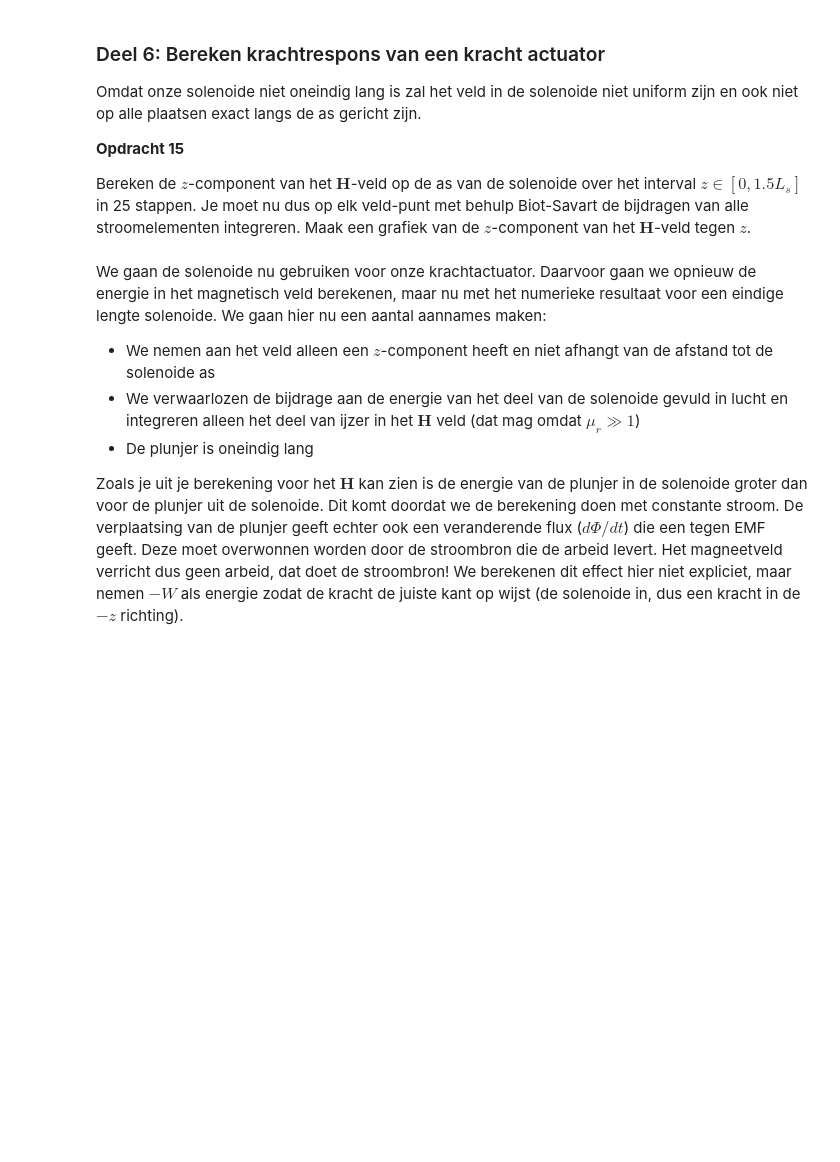
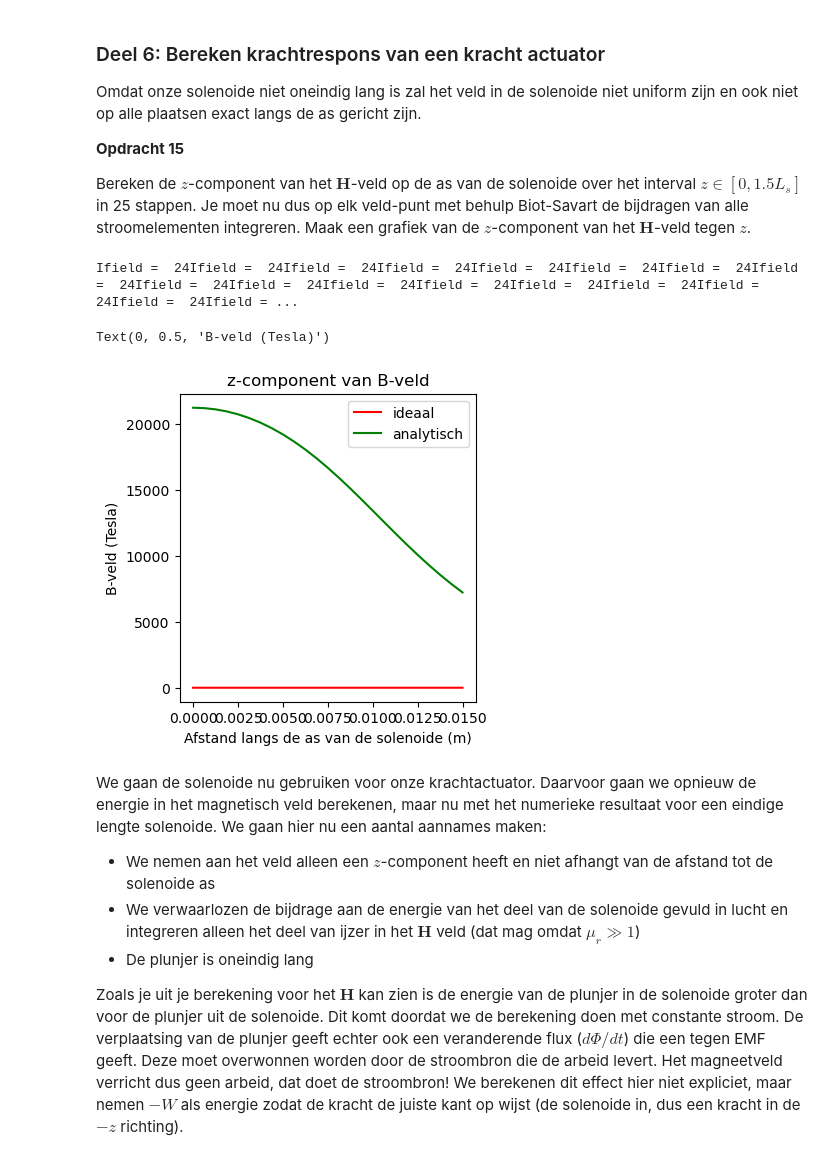
Before and after one commit to NNynke/DEF-D-assignments-N, a Jupyter notebook: DigitaleOntwerpopdrachten/2KrachtactuatorOpdracht/2KrachtactuatorOpdracht/KrachtactuatorOpdracht.ipynb, the cells around one changed output. Cells and saved outputs as stored; diff of their text form; code cells hidden in the pictures; blank space fills up the shorter version.

```diff
--- a/DigitaleOntwerpopdrachten/2KrachtactuatorOpdracht/2KrachtactuatorOpdracht/KrachtactuatorOpdracht.ipynb
+++ b/DigitaleOntwerpopdrachten/2KrachtactuatorOpdracht/2KrachtactuatorOpdracht/KrachtactuatorOpdracht.ipynb
@@ -438,6 +463,18 @@ Nu gaan we met behulp van de numerieke implementatie van de wet van Biot-Savart
 
 Deze opdracht kan ook gemaakt worden met het gebruik van for loops, De akauze voor methode is aan jullie.
 # %%
-###
-###Jullie code hier###
-###
+dH_list = []
+z_posities = np.linspace(-L_draad/2, L_draad/2, 64)
+
+for i in range(64):
+    r_source_i = np.array([0, 0, z_posities[i]])
+    dH_bijdrage = field_current_element(r_field, r_source_i, dl)
+    dH_list.append(dH_bijdrage)
+
+dH_array = np.array(dH_list)
+
+H = np.sum(dH_array, axis=0)
+H_analytisch = I / (2 * np.pi * 0.1)
+
+print("Totale H:", H)
+print("Analytische H:", H_analytisch)
@@ -566,35 +708,48 @@ Omdat onze solenoide niet oneindig lang is zal het veld in de solenoide niet uni
 
 Bereken de $z$-component van het $\mathbf{H}$-veld op de as van de solenoide over het interval $z \in [0, 1.5L_s]$ in 25 stappen. Je moet nu dus op elk veld-punt met behulp Biot-Savart de bijdragen van alle stroomelementen integreren. Maak een grafiek van de $z$-component van het $\mathbf{H}$-veld tegen $z$.
 # %%
-n_ax=25
-z_ax=np.linspace(0, 1.5*L_sol/2, n_ax)
-H_ax=np.zeros((n_ax,1))
+def H_veld(L_sol, r_sol, aantal_omwent, N=5000):
+    n_ax=25
+    z_ax=np.linspace(0, 1.5*L_sol/2, n_ax)
+    H_ax=np.zeros((n_ax,1))
+    x, y, z = parametrisatie(N, r_sol, aantal_omwentelingen2, L_sol)
 
-for i_field in range(n_ax):
-    print(f"\rIfield =  {i_field}", end="") # Print welk element van het veld nu berekend wordt.
-    # Bepaal de field coordinate
-    Hsimulated=np.array([0,0,0], dtype='float64')
-    for i_source in np.arange(1, N):
-        # Bepaal dl en r_source en gebruik
-        Hsimulated += field_current_element(r_field, r_source, dl)
-        print(f"Ifield =  {i_field}", end="")
+    for i_field in range(n_ax):
+        print(f"\rIfield =  {i_field}", end="") # Print welk element van het veld nu berekend wordt.
+        # Bepaal de field coordinate
+        r_field = np.array([0,0,z_ax[i_field]])
+        Hsimulated=np.array([0,0,0], dtype='float64')
+        for i_source in np.arange(1, N-1):
+            r_source = np.array([x[i_source], y[i_source], z[i_source]])
+            dl = np.array([np.diff(x)[i_source], np.diff(y)[i_source], np.diff(z)[i_source]])
+            Hsimulated += field_current_element(r_field, r_source, dl)
+            print(f"Ifield =  {i_field}", end="")
 
-    # selecting the z-component
-    H_ax[i_field,0]=Hsimulated[2]
+        # selecting the z-component
+        H_ax[i_field,0]=Hsimulated[2]
 
-H_veld_ideaal=analytical_answer*np.ones(n_ax)*(1.0*(z_ax < L_sol/2))
+    H_veld_ideaal=analytical_answer*np.ones(n_ax)*(1.0*(z_ax < L_sol/2))
 
-# dit is nog een aardige analytische uitdrukking die je kan uitrekenen voor de z-component op de as van een solenoide met eindige lengte
-H_veld_analytisch=(aantal_omwent*I/L_sol/2)*((L_sol/2-z_ax)/np.sqrt((z_ax- L_sol/2)**2 + r_sol**2)+(L_sol/2+z_ax)/np.sqrt((z_ax+ L_sol/2)**2 + r_sol**2))
+    # dit is nog een aardige analytische uitdrukking die je kan uitrekenen voor de z-component op de as van een solenoide met eindige lengte
+    H_veld_analytisch=(aantal_omwent*I/L_sol/2)*((L_sol/2-z_ax)/np.sqrt((z_ax- L_sol/2)**2 + r_sol**2)+(L_sol/2+z_ax)/np.sqrt((z_ax+ L_sol/2)**2 + r_sol**2))
+    return z_ax, H_veld_ideaal, H_veld_analytisch, H_ax
+
+# z_ax, H_veld_ideaal, H_veld_analytisch, H_ax = H_veld(L_s_lade, r_s_lade, 250)
+z_ax, H_veld_ideaal, H_veld_analytisch, H_ax = H_veld(L_s_deur, r_s_deur, 100)
 
 plt.figure(figsize=[13,4])
 plt.subplot(131)
 plt.title('z-component van B-veld')
 plt.plot(z_ax, H_veld_ideaal, '-r', label='ideaal')
 plt.plot(z_ax, H_veld_analytisch, '-g', label='analytisch')
-plt.plot(z_ax, H_ax, '-k', label='simulatie')
+# plt.plot(z_ax, H_ax, '-k', label='simulatie')
+plt.legend()
 plt.xlabel('Afstand langs de as van de solenoide (m)')
 plt.ylabel('B-veld (Tesla)')
+# %% [output]
+Ifield =  24Ifield =  24Ifield =  24Ifield =  24Ifield =  24Ifield =  24Ifield =  24Ifield =  24Ifield =  24Ifield =  24Ifield =  24Ifield =  24Ifield =  24Ifield =  24Ifield =  24Ifield =  24Ifield = ...
+Text(0, 0.5, 'B-veld (Tesla)')
+[figure, added]
 # %% [markdown]
 We gaan de solenoide nu gebruiken voor onze krachtactuator. Daarvoor gaan we opnieuw de energie in het magnetisch veld berekenen, maar nu met het numerieke resultaat voor een eindige lengte solenoide. We gaan hier nu een aantal aannames maken:
 * We nemen aan het veld alleen een $z$-component heeft en niet afhangt van de afstand tot de solenoide as
```
Also changed, not shown: parts of 9 cells of this notebook, 3 other files.
